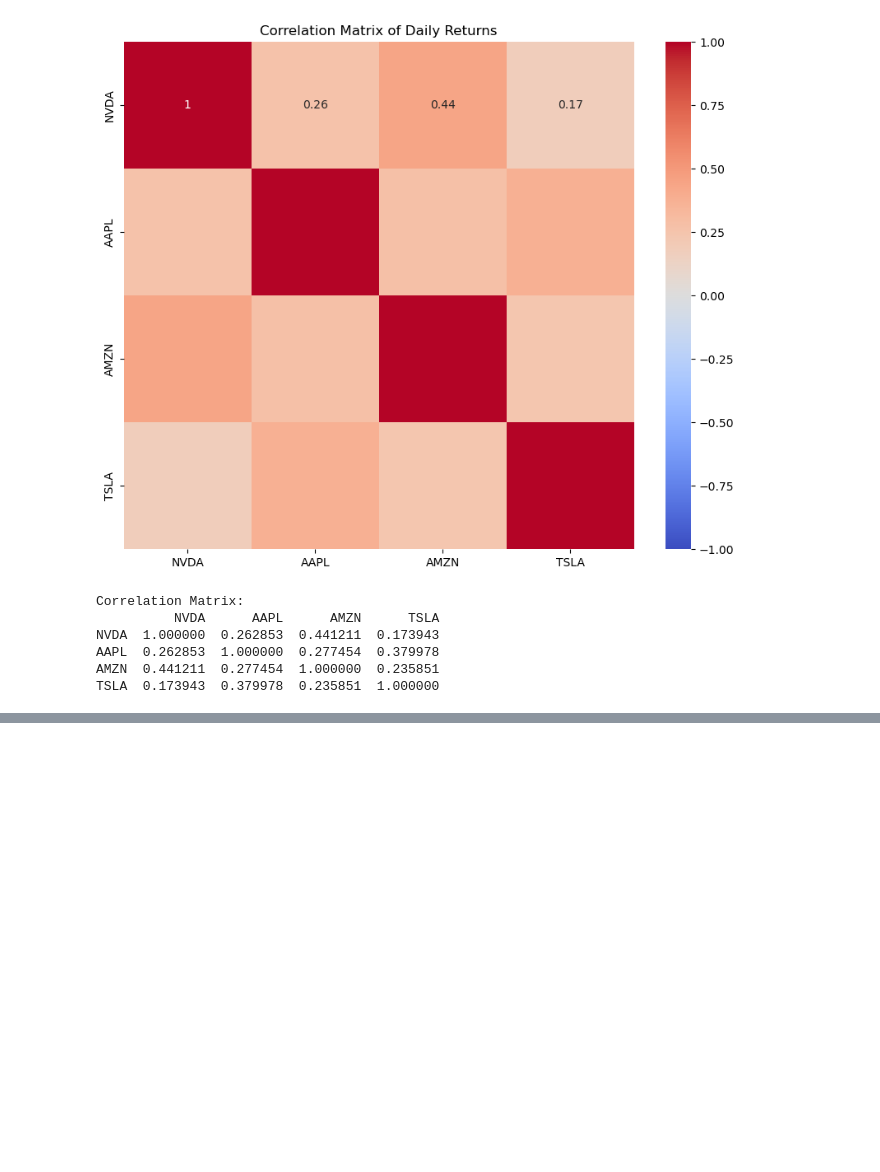
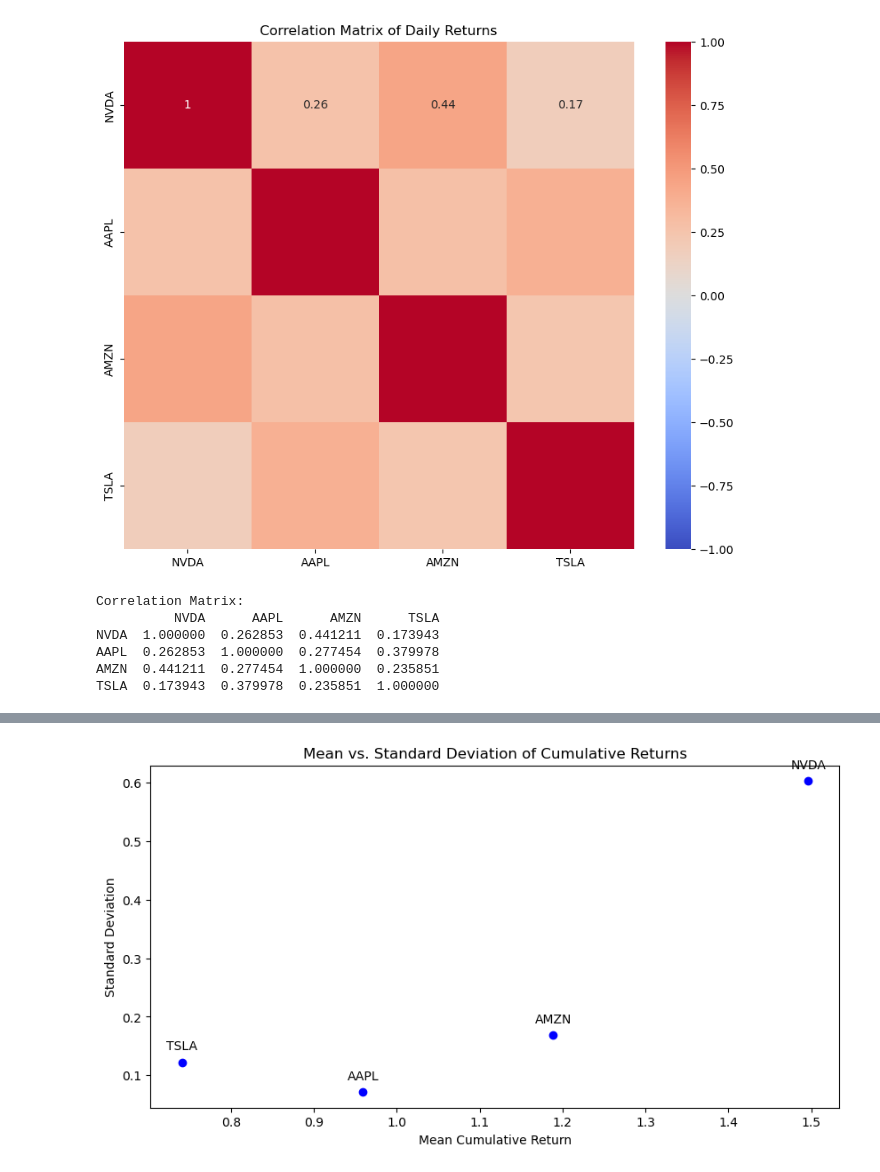
Before and after one commit to Rasesh30/Portfolio_Manager_Project_1, a Jupyter notebook: Team_Data_Project_1.ipynb, the cells around one changed output, grey strips where cells are left out. Saved outputs shown, nothing was run; the diff lists cells and outputs as text; code cells hidden in the pictures; blank space fills up the shorter version.

```diff
--- a/Team_Data_Project_1.ipynb
+++ b/Team_Data_Project_1.ipynb
@@ -311,0 +491,16 @@ TSLA  0.173943  0.379978  0.235851  1.000000
+# %%
+#Scatter Plot of Mean vs. Standard Deviation Summary Visualization
+mean_cumulative_returns = {ticker: data[ticker]['Cumulative Return'].mean() for ticker in tickers}
+std_cumulative_returns = {ticker: data[ticker]['Cumulative Return'].std() for ticker in tickers}
+
+plt.figure(figsize=(10, 5))
+plt.scatter(mean_cumulative_returns.values(), std_cumulative_returns.values(), color='blue')
+for ticker in tickers:
+    plt.annotate(ticker, (mean_cumulative_returns[ticker], std_cumulative_returns[ticker]), textcoords="offset points", xytext=(0,10), ha='center')
+
+plt.title('Mean vs. Standard Deviation of Cumulative Returns')
+plt.xlabel('Mean Cumulative Return')
+plt.ylabel('Standard Deviation')
+plt.show()
+# %% [output]
+[figure, added]
```
Also changed, not shown: parts of 12 cells of this notebook, 2 other files.
